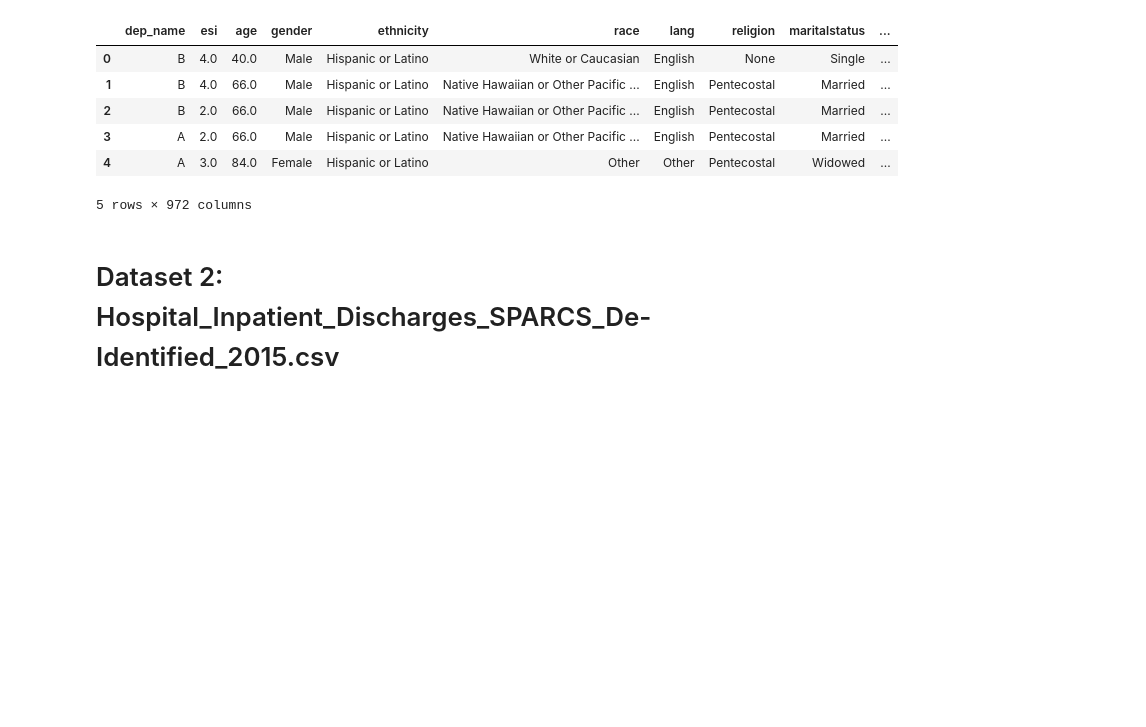
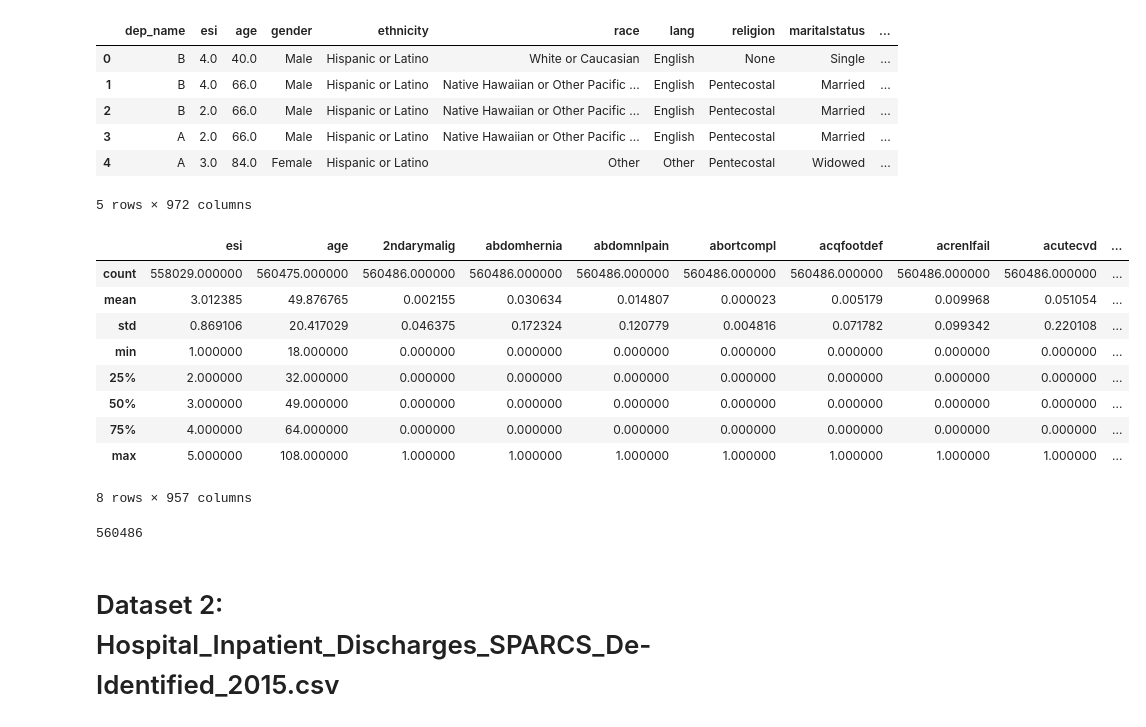
Before and after one commit to bashoori/Data-Science-Projects, a Jupyter notebook: Dataset/2 set health data.ipynb, the cells around one changed output. Saved outputs shown, nothing was run; the diff lists cells and outputs as text; code cells hidden in the pictures; blank space fills up the shorter version.

```diff
--- a/Dataset/2 set health data.ipynb
+++ b/Dataset/2 set health data.ipynb
@@ -53,6 +53,23 @@ result1.head()
 | 3 | A | 2.0 | 66.0 | Male | Hispanic or Latino | Native Hawaiian or Other Pacific ... | English | Pentecostal | Married | ... |
 | 4 | A | 3.0 | 84.0 | Female | Hispanic or Latino | Other | Other | Pentecostal | Widowed | ... |
 5 rows × 972 columns
+# %%
+result1.describe()
+# %% [output]
+|  | esi | age | 2ndarymalig | abdomhernia | abdomnlpain | abortcompl | acqfootdef | acrenlfail | acutecvd | ... |
+| count | 558029.000000 | 560475.000000 | 560486.000000 | 560486.000000 | 560486.000000 | 560486.000000 | 560486.000000 | 560486.000000 | 560486.000000 | ... |
+| mean | 3.012385 | 49.876765 | 0.002155 | 0.030634 | 0.014807 | 0.000023 | 0.005179 | 0.009968 | 0.051054 | ... |
+| std | 0.869106 | 20.417029 | 0.046375 | 0.172324 | 0.120779 | 0.004816 | 0.071782 | 0.099342 | 0.220108 | ... |
+| min | 1.000000 | 18.000000 | 0.000000 | 0.000000 | 0.000000 | 0.000000 | 0.000000 | 0.000000 | 0.000000 | ... |
+| 25% | 2.000000 | 32.000000 | 0.000000 | 0.000000 | 0.000000 | 0.000000 | 0.000000 | 0.000000 | 0.000000 | ... |
+| 50% | 3.000000 | 49.000000 | 0.000000 | 0.000000 | 0.000000 | 0.000000 | 0.000000 | 0.000000 | 0.000000 | ... |
+| 75% | 4.000000 | 64.000000 | 0.000000 | 0.000000 | 0.000000 | 0.000000 | 0.000000 | 0.000000 | 0.000000 | ... |
+| max | 5.000000 | 108.000000 | 1.000000 | 1.000000 | 1.000000 | 1.000000 | 1.000000 | 1.000000 | 1.000000 | ... |
+8 rows × 957 columns
+# %%
+len(result1)
+# %% [output]
+560486
 # %% [markdown]
 # Dataset 2: Hospital_Inpatient_Discharges_SPARCS_De-Identified_2015.csv
 # %%
```
Also changed, not shown: parts of 2 cells of this notebook.
